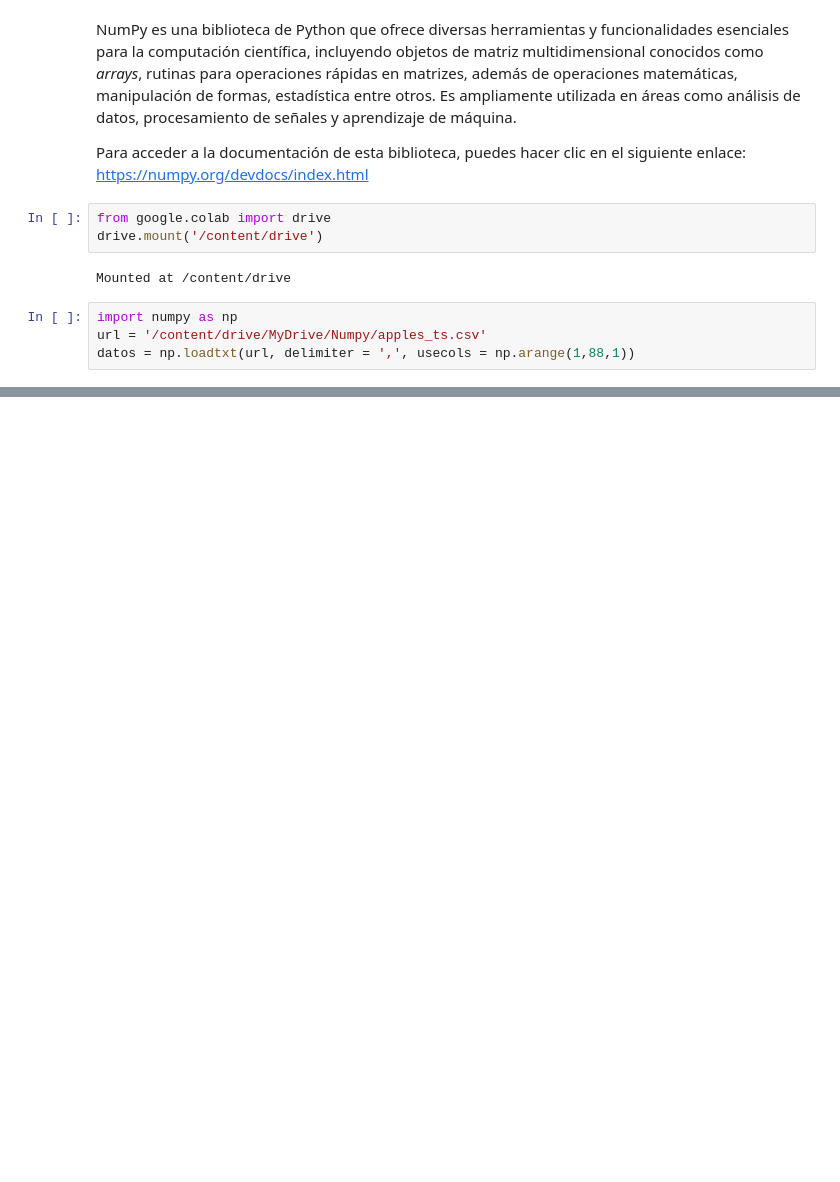
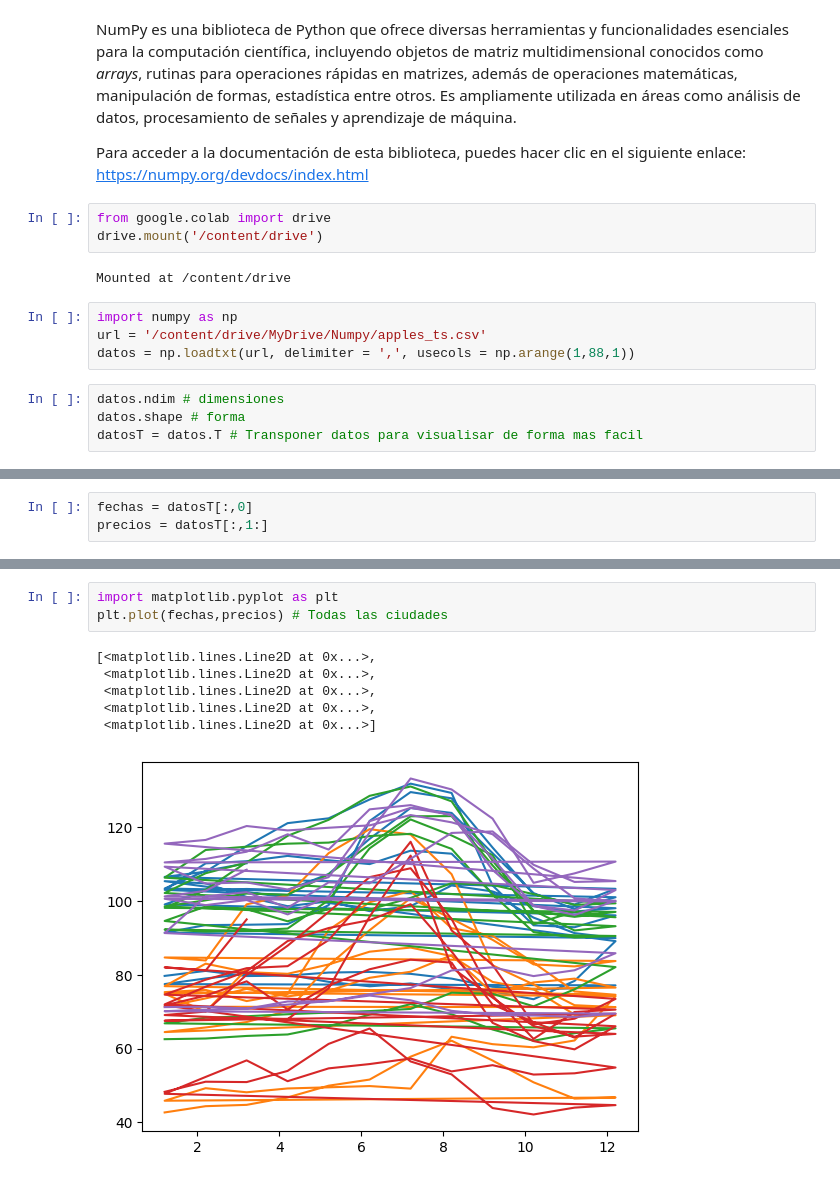
Before and after one commit to MauLazcano/manejoNumpy, a Jupyter notebook: Numpy.ipynb, the cells around one changed output, grey strips where cells are left out. Saved outputs shown, nothing was run; the diff lists cells and outputs as text; blank space fills up the shorter version.

```diff
--- a/Numpy.ipynb
+++ b/Numpy.ipynb
@@ -15,3 +15,7 @@ Mounted at /content/drive
 import numpy as np
 url = '/content/drive/MyDrive/Numpy/apples_ts.csv'
 datos = np.loadtxt(url, delimiter = ',', usecols = np.arange(1,88,1))
+# %%
+datos.ndim # dimensiones
+datos.shape # forma
+datosT = datos.T # Transponer datos para visualisar de forma mas facil
@@ -17,0 +26,3 @@ datos = np.loadtxt(url, delimiter = ',', usecols = np.arange(1,88,1))
+# %%
+fechas = datosT[:,0]
+precios = datosT[:,1:]
@@ -17,0 +48,10 @@ datos = np.loadtxt(url, delimiter = ',', usecols = np.arange(1,88,1))
+# %%
+import matplotlib.pyplot as plt
+plt.plot(fechas,precios) # Todas las ciudades
+# %% [output]
+[<matplotlib.lines.Line2D at 0x...>,
+ <matplotlib.lines.Line2D at 0x...>,
+ <matplotlib.lines.Line2D at 0x...>,
+ <matplotlib.lines.Line2D at 0x...>,
+ <matplotlib.lines.Line2D at 0x...>]
+[figure, added]
```
Also changed, not shown: parts of 16 cells of this notebook.
